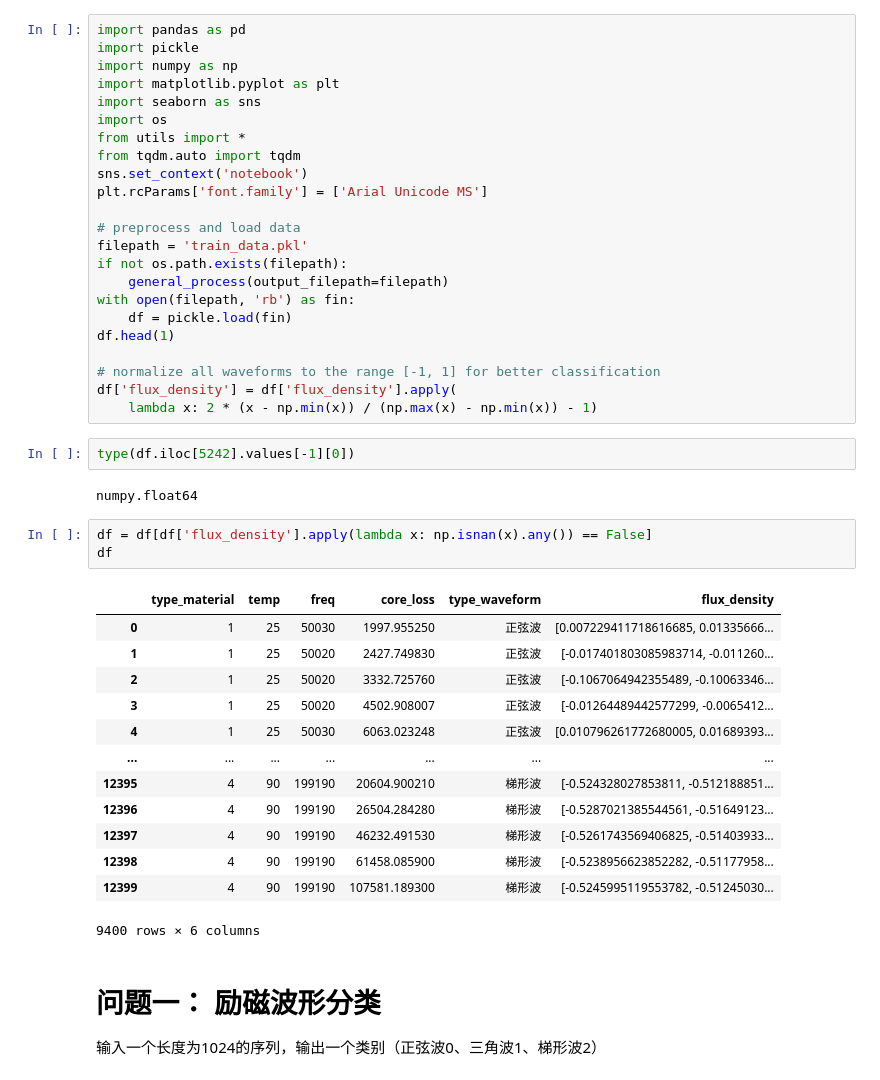
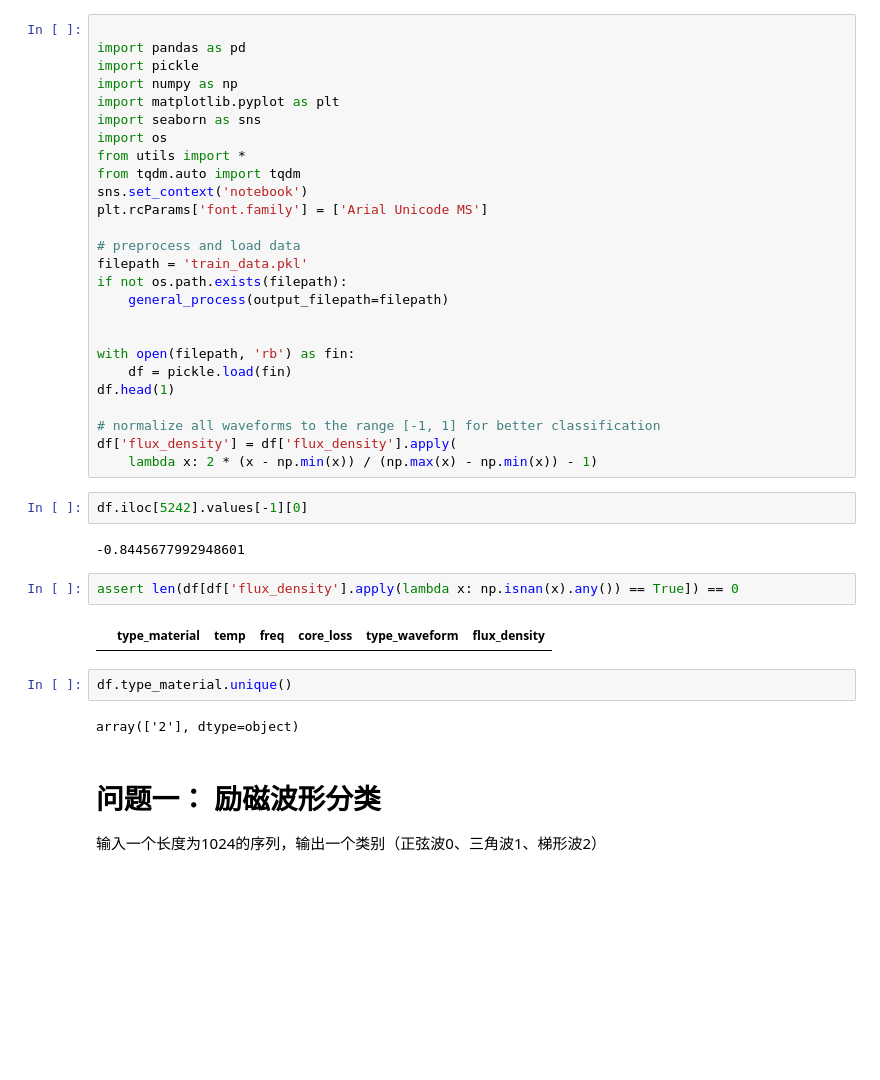
Before and after one commit to DURUII/Contest-CPMCM2024-C, a Jupyter notebook: Prob1.ipynb, the cells around one changed output. Drawn from its saved outputs; the diff is of its cells as text; blank space fills up the shorter version.

Commit message:
NaN Bug Fixed
because the sheet 2 of training data contains mismatched column names

```diff
--- a/Prob1.ipynb
+++ b/Prob1.ipynb
@@ -1,4 +1,5 @@
 # %%
+
 import pandas as pd
 import pickle
 import numpy as np
@@ -14,6 +15,8 @@ plt.rcParams['font.family'] = ['Arial Unicode MS']
 filepath = 'train_data.pkl'
 if not os.path.exists(filepath):
     general_process(output_filepath=filepath)
+
+
 with open(filepath, 'rb') as fin:
     df = pickle.load(fin)
 df.head(1)
@@ -22,26 +25,17 @@ df.head(1)
 df['flux_density'] = df['flux_density'].apply(
     lambda x: 2 * (x - np.min(x)) / (np.max(x) - np.min(x)) - 1)
 # %%
-type(df.iloc[5242].values[-1][0])
+df.iloc[5242].values[-1][0]
 # %% [output]
-numpy.float64
+-0.8445677992948601
 # %%
-df = df[df['flux_density'].apply(lambda x: np.isnan(x).any()) == False]
-df
+assert len(df[df['flux_density'].apply(lambda x: np.isnan(x).any()) == True]) == 0
 # %% [output]
 |  | type_material | temp | freq | core_loss | type_waveform | flux_density |
-| 0 | 1 | 25 | 50030 | 1997.955250 | 正弦波 | [0.007229411718616685, 0.01335666... |
-| 1 | 1 | 25 | 50020 | 2427.749830 | 正弦波 | [-0.017401803085983714, -0.011260... |
-| 2 | 1 | 25 | 50020 | 3332.725760 | 正弦波 | [-0.1067064942355489, -0.10063346... |
-| 3 | 1 | 25 | 50020 | 4502.908007 | 正弦波 | [-0.01264489442577299, -0.0065412... |
-| 4 | 1 | 25 | 50030 | 6063.023248 | 正弦波 | [0.010796261772680005, 0.01689393... |
-| ... | ... | ... | ... | ... | ... | ... |
-| 12395 | 4 | 90 | 199190 | 20604.900210 | 梯形波 | [-0.524328027853811, -0.512188851... |
-| 12396 | 4 | 90 | 199190 | 26504.284280 | 梯形波 | [-0.5287021385544561, -0.51649123... |
-| 12397 | 4 | 90 | 199190 | 46232.491530 | 梯形波 | [-0.5261743569406825, -0.51403933... |
-| 12398 | 4 | 90 | 199190 | 61458.085900 | 梯形波 | [-0.5238956623852282, -0.51177958... |
-| 12399 | 4 | 90 | 199190 | 107581.189300 | 梯形波 | [-0.5245995119553782, -0.51245030... |
-9400 rows × 6 columns
+# %%
+df.type_material.unique()
+# %% [output]
+array(['2'], dtype=object)
 # %% [markdown]
 # 问题一： 励磁波形分类
 
```
Also changed, not shown: parts of 13 cells of this notebook, 4 other files.
